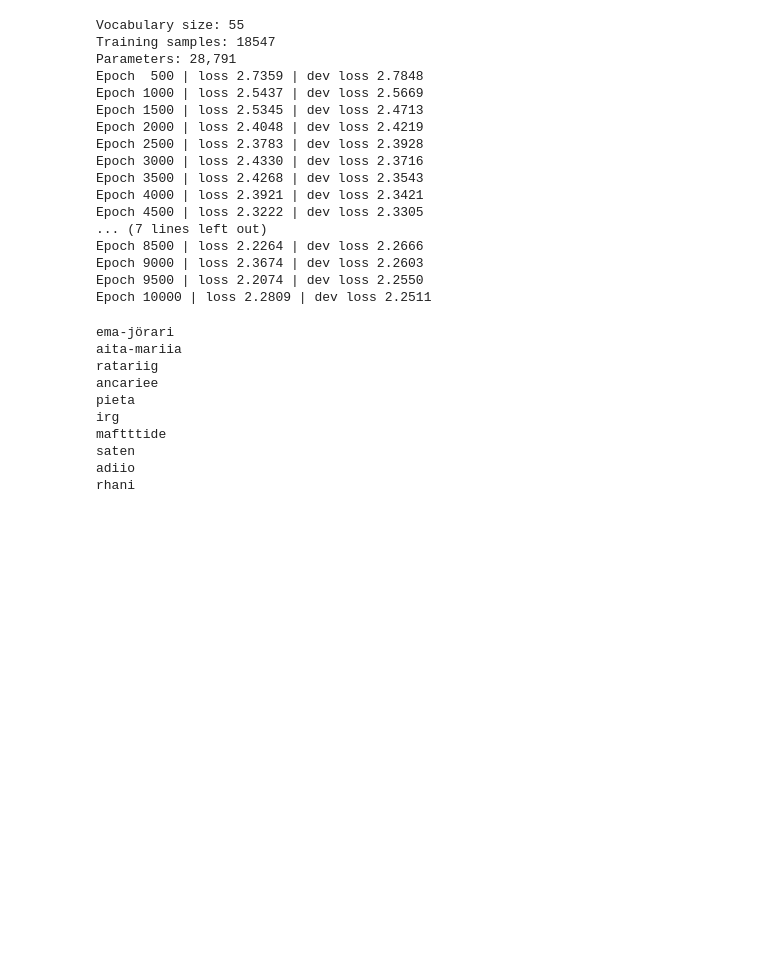
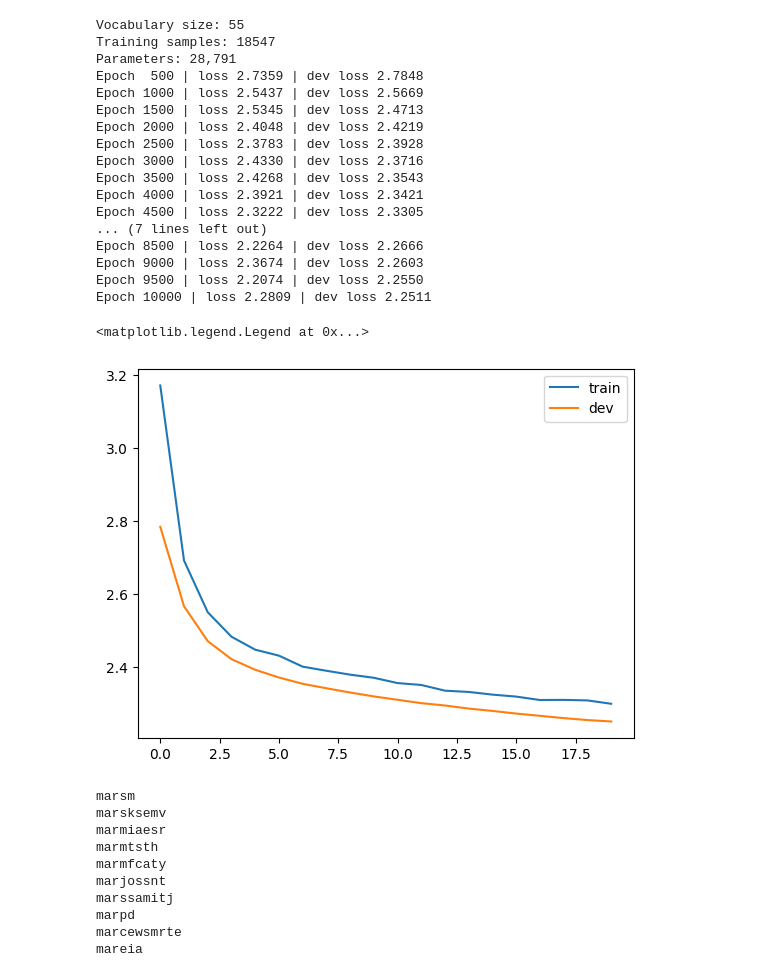
Before and after one commit to markusryoti/makemore-finnish, a Jupyter notebook: transformer.ipynb, the cells around one changed output. Saved outputs shown, nothing was run; the diff lists cells and outputs as text; code cells hidden in the pictures; blank space fills up the shorter version.

```diff
--- a/transformer.ipynb
+++ b/transformer.ipynb
@@ -283,5 +283,12 @@ Epoch 8500 | loss 2.2264 | dev loss 2.2666
 Epoch 9000 | loss 2.3674 | dev loss 2.2603
 Epoch 9500 | loss 2.2074 | dev loss 2.2550
 Epoch 10000 | loss 2.2809 | dev loss 2.2511
+# %%
+plt.plot(torch.tensor(losses).view(-1, 500).mean(dim=1))
+plt.plot(torch.tensor(val_losses))
+plt.legend(['train', 'dev'])
+# %% [output]
+<matplotlib.legend.Legend at 0x...>
+[figure, added]
 # %%
 
@@ -308,16 +320,16 @@ def generate(model, start_prompt, max_length=20):
     return generated
 # %%
 for i in range(10):
-    n = generate(model, start_prompt='', max_length=20)
+    n = generate(model, start_prompt='mar', max_length=CONTEXT)
     print(n)
 # %% [output]
-ema-jörari
-aita-mariia
-ratariig
-ancariee
-pieta
-irg
-maftttide
-saten
-adiio
-rhani
+marsm
+marsksemv
+marmiaesr
+marmtsth
+marmfcaty
+marjossnt
+marssamitj
+marpd
+marcewsmrte
+mareia
```
Also changed, not shown: parts of 1 cell of this notebook.
